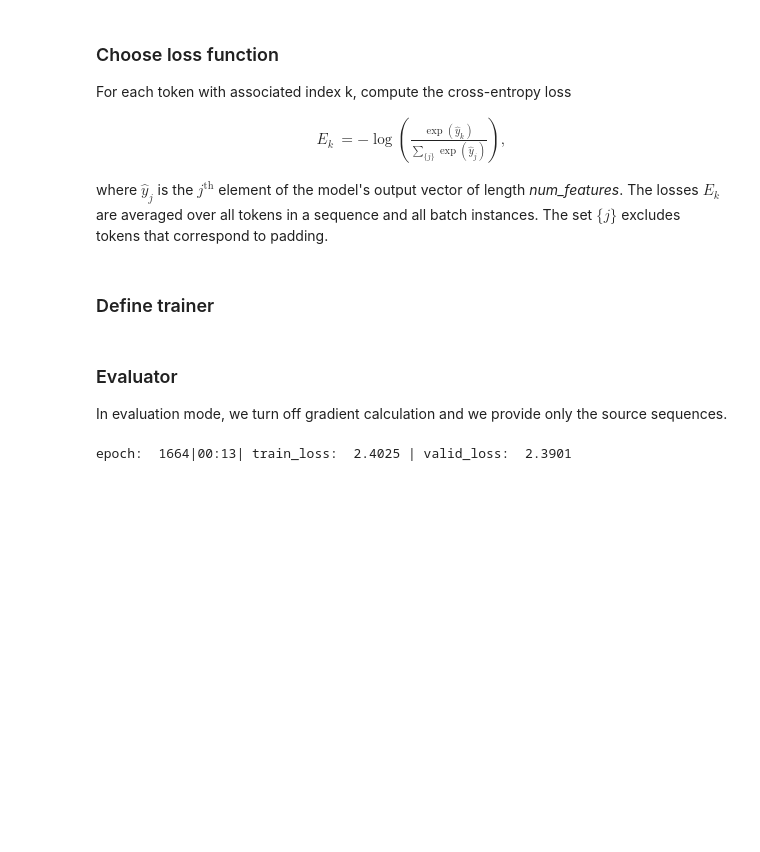
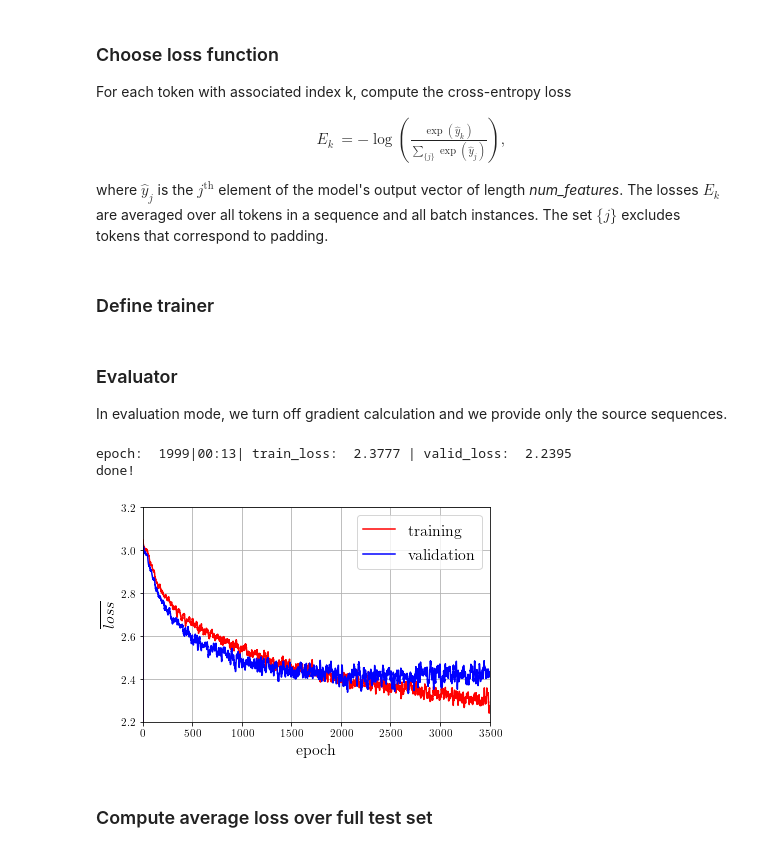
Before and after one commit to hbprosper/symbolic-ai, a Jupyter notebook: seq2seq_train.ipynb, the cells around one changed output. Saved outputs shown, nothing was run; the diff lists cells and outputs as text; code cells hidden in the pictures; blank space fills up the shorter version.

```diff
--- a/seq2seq_train.ipynb
+++ b/seq2seq_train.ipynb
@@ -521,7 +534,7 @@ criterion = nn.CrossEntropyLoss(ignore_index=PADDING).to(DEVICE)
 ### Define trainer
 # %%
 def train(model, dataloader, optimizer, criterion, device,
-          clip, n_samples=100):
+          clip, num_samples=100):
 
     # set to train mode
     model.train()
@@ -531,7 +544,7 @@ def train(model, dataloader, optimizer, criterion, device,
     # X and Y are created directly on the device,
     # which is most likely a GPU
 
-    dataloader.init(n_samples)
+    dataloader.init(num_samples)
 
     for i, (X, Y) in enumerate(dataloader):
 
@@ -575,7 +588,8 @@ def train(model, dataloader, optimizer, criterion, device,
 
 In evaluation mode, we turn off gradient calculation and we provide only the source sequences.
 # %%
-def evaluate(model, dataloader, criterion, device, n_samples=100):
+def evaluate(model, dataloader, criterion, device,
+             num_samples=100, sample=True):
 
     model.eval()
 
@@ -584,7 +598,7 @@ def evaluate(model, dataloader, criterion, device, n_samples=100):
     # no need to compute gradients
     with torch.no_grad():
 
-        dataloader.init(n_samples)
+        dataloader.init(num_samples, sample)
 
         for i, (X, Y) in enumerate(dataloader):
 
@@ -656,38 +670,61 @@ n_epochs = 2000 # number of times through training data
 
 train_me_record_loss(model_file, loss_file, n_epochs)
 # %% [output]
-epoch:  1664|00:13| train_loss:  2.4025 | valid_loss:  2.3901
+epoch:  1999|00:13| train_loss:  2.3777 | valid_loss:  2.2395
+done!
 # %%
-def plot_losses(loss_file, plot_file='fig_losses.pdf'):
+# update fonts
+FONTSIZE = 16
+font = {'family' : 'serif',
+        'weight' : 'normal',
+        'size'   : FONTSIZE}
+mp.rc('font', **font)
+mp.rc('xtick', labelsize='x-small')
+mp.rc('ytick', labelsize='x-small')
+mp.rc('text', usetex=True)
+
+def plot_losses(loss_file, plot_file='fig_losses.pdf',
+                xlimits=None,
+                ylimits=None):
 
     losses       = [a.split() for a in open(loss_file).readlines()]
     train_losses = [float(z)  for z, _ in losses]
     valid_losses = [float(z)  for _, z in losses]
+
+    kernel_size  = 10
+    kernel = np.ones(kernel_size) / kernel_size
+    train_losses = np.convolve(train_losses, kernel, mode='same')
+    valid_losses = np.convolve(valid_losses, kernel, mode='same')
     epochs       = np.arange(len(train_losses))
 
     # plot loss curves
     # set up an empty figure
     fig = plt.figure(figsize=(6, 4))
 
     # add a subplot to it
     nrows, ncols, index = 1,1,1
     ax  = fig.add_subplot(nrows, ncols, index)
 
     ax.set_xlabel('epoch', fontsize=16)
     ax.set_ylabel('$\overline{loss}$', fontsize=16)
 
+    if xlimits: ax.set_xlim(xlimits)
+    if ylimits: ax.set_ylim(ylimits)
+
     ax.plot(epochs, train_losses, c='red',  label='training')
     ax.plot(epochs, valid_losses, c='blue', label='validation')
 
     ax.grid(True, which="both", linestyle='-')
     ax.legend()
 
     fig.tight_layout()
     plt.savefig(plot_file)
     plt.show()
 
-model.load_state_dict(torch.load(model_file, map_location=torch.device('cpu')))
-test_loss = evaluate(model, test_dataloader, criterion, DEVICE)
-print('test loss: %7.4f' % test_loss)
-
-plot_losses(loss_file)
+plot_file   = '%s/seq2seq_losses_%2.2d_fig.pdf' % (BASE, model_count)
+plot_losses(loss_file, plot_file=plot_file,
+            xlimits=(0, 3500), ylimits=(2.2, 3.2))
+# %% [output]
+[figure, added]
+# %% [markdown]
+### Compute average loss over full test set
```
Also changed, not shown: parts of 4 cells of this notebook, 1 other file.
